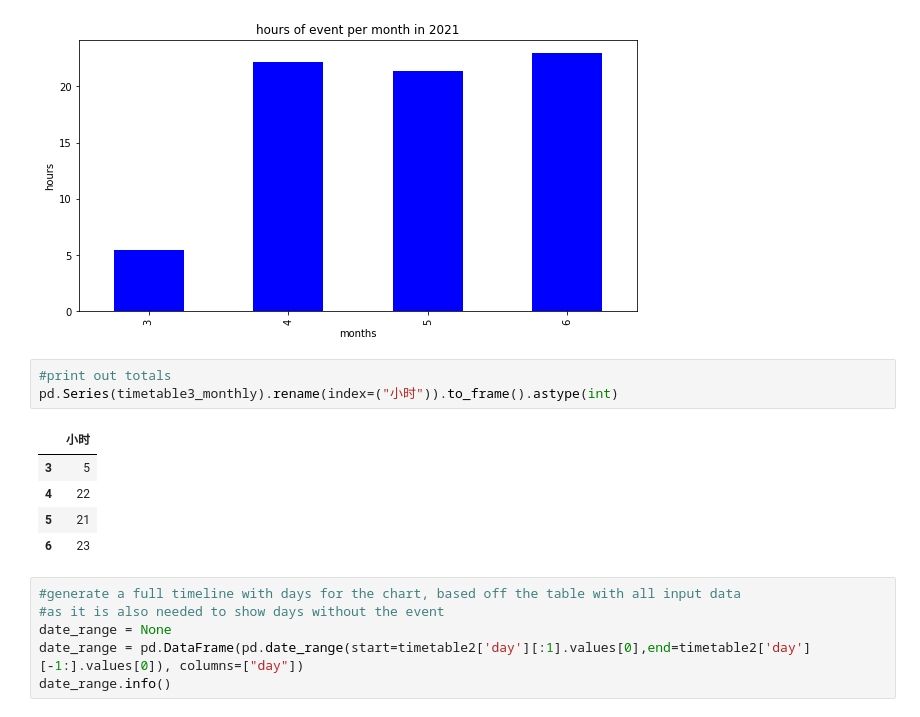
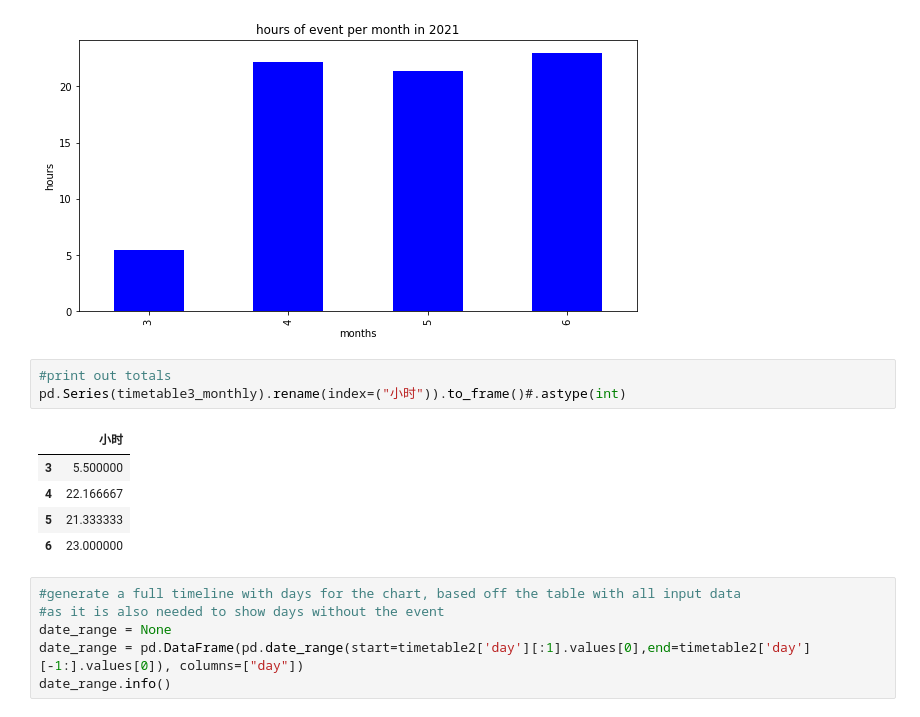
Before and after one commit to placebeyondtheclouds/google_calendar_event_time, a Jupyter notebook: google_cal_event.ipynb, the cells around one changed output. Cells and saved outputs as stored; diff of their text form.

```diff
--- a/google_cal_event.ipynb
+++ b/google_cal_event.ipynb
@@ -145,13 +143,13 @@ pd.Series(timetable3_monthly).plot(kind="bar", title=f"hours of {timetable2['标
 [figure]
 # %%
 #print out totals
-pd.Series(timetable3_monthly).rename(index=("小时")).to_frame().astype(int)
+pd.Series(timetable3_monthly).rename(index=("小时")).to_frame()#.astype(int)
 # %% [output]
 |  | 小时 |
-| 3 | 5 |
-| 4 | 22 |
-| 5 | 21 |
-| 6 | 23 |
+| 3 | 5.500000 |
+| 4 | 22.166667 |
+| 5 | 21.333333 |
+| 6 | 23.000000 |
 # %%
 #generate a full timeline with days for the chart, based off the table with all input data
 #as it is also needed to show days without the event
```
Also changed, not shown: parts of 4 cells of this notebook.
